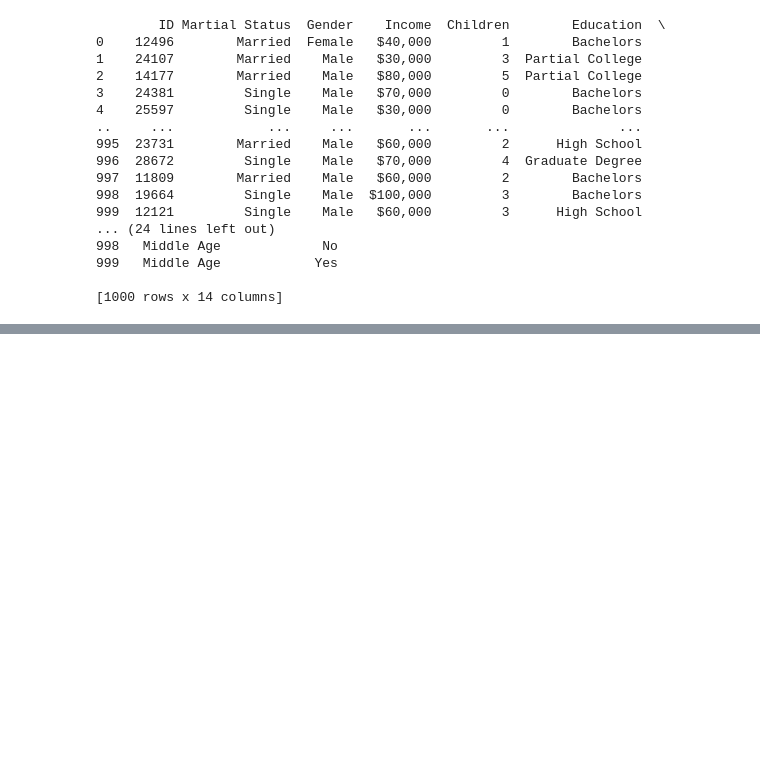
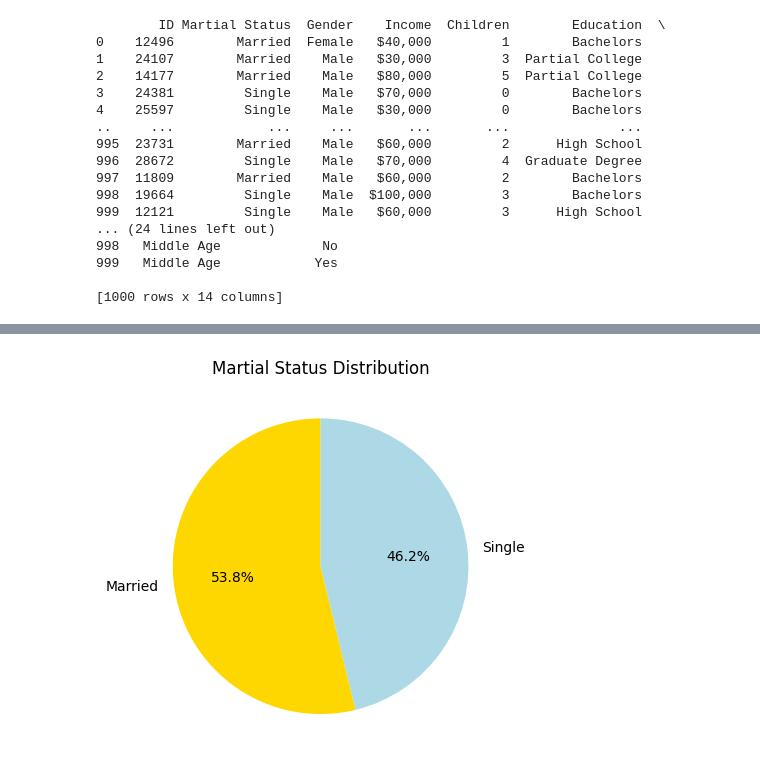
Before and after one commit to farhanjoy04/Advanced-Dataset-Analysis, a Jupyter notebook: source_code.ipynb, the cells around one changed output, grey strips where cells are left out. Cells and saved outputs as stored; diff of their text form; code cells hidden in the pictures; blank space fills up the shorter version.

```diff
--- a/source_code.ipynb
+++ b/source_code.ipynb
@@ -36,0 +74,7 @@ print(data)
+# %%
+data['Martial Status'].value_counts().plot(kind='pie', autopct='%1.1f%%', startangle=90, colors=['gold', 'lightblue'])
+plt.title('Martial Status Distribution')
+plt.ylabel('')
+plt.show()
+# %% [output]
+[figure, added]
```
Also changed, not shown: parts of 4 cells of this notebook.
